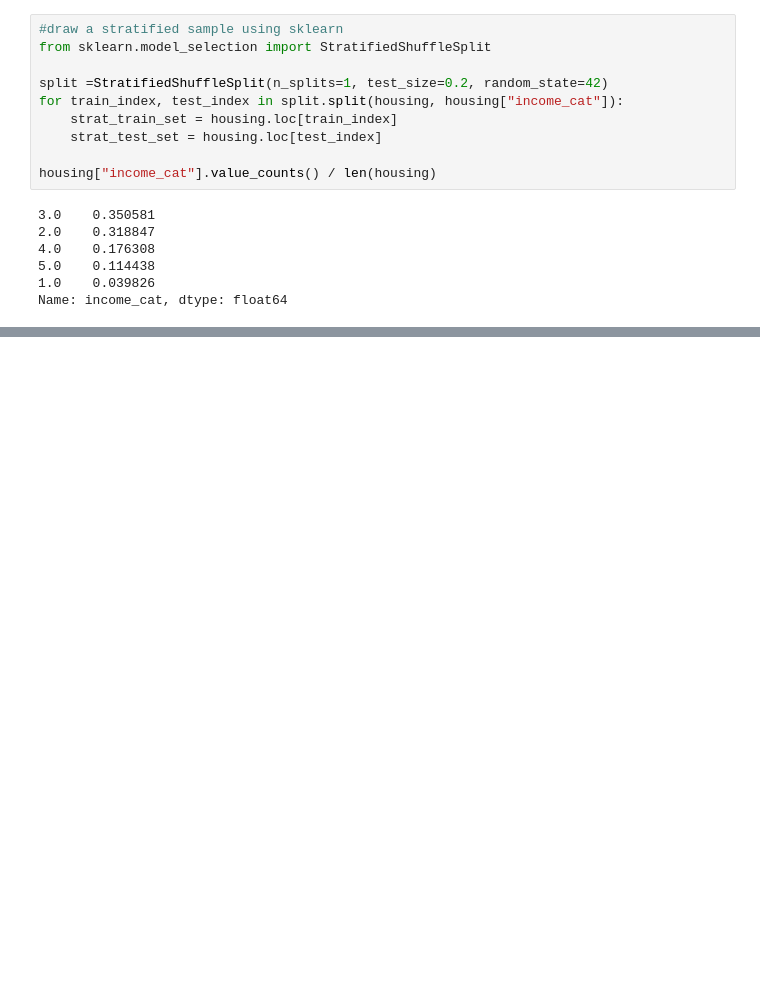
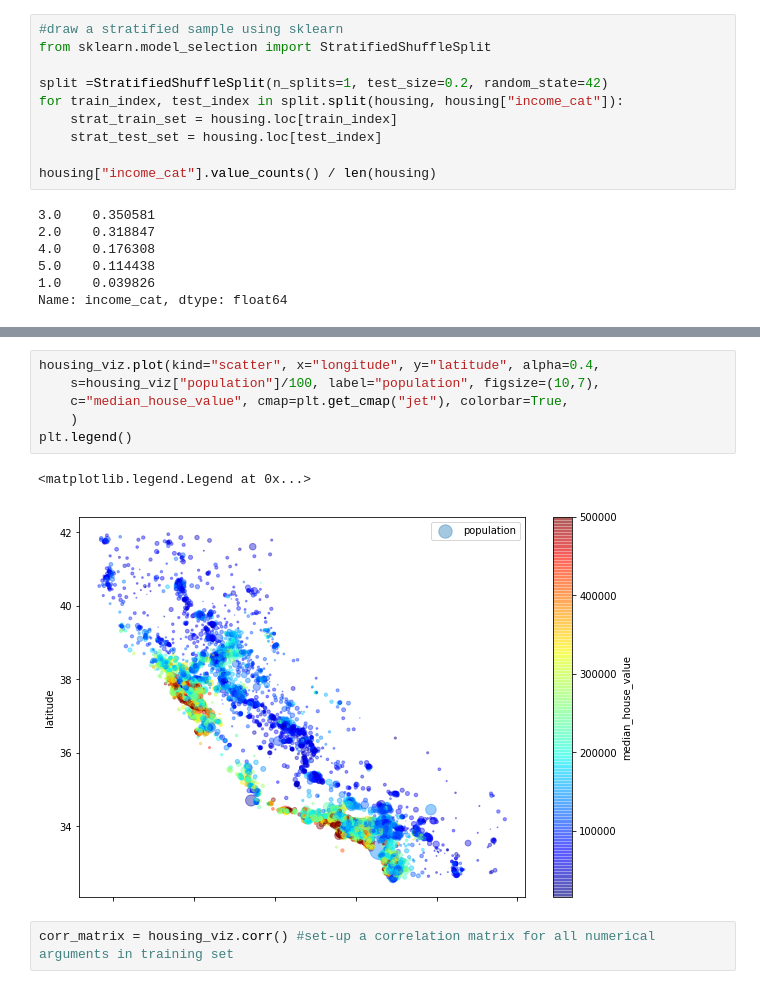
Before and after one commit to bholbein/machine-learning, a Jupyter notebook: House Prices.ipynb, the cells around one changed output, grey strips where cells are left out. Saved outputs shown, nothing was run; the diff lists cells and outputs as text; blank space fills up the shorter version.

```diff
--- a/House Prices.ipynb
+++ b/House Prices.ipynb
@@ -182,0 +190,11 @@ strat_train_set.head()
+# %%
+housing_viz.plot(kind="scatter", x="longitude", y="latitude", alpha=0.4,
+    s=housing_viz["population"]/100, label="population", figsize=(10,7),
+    c="median_house_value", cmap=plt.get_cmap("jet"), colorbar=True,
+    )
+plt.legend()
+# %% [output]
+<matplotlib.legend.Legend at 0x...>
+[figure, added]
+# %%
+corr_matrix = housing_viz.corr() #set-up a correlation matrix for all numerical arguments in training set
```
Also changed, not shown: parts of 21 cells of this notebook.
